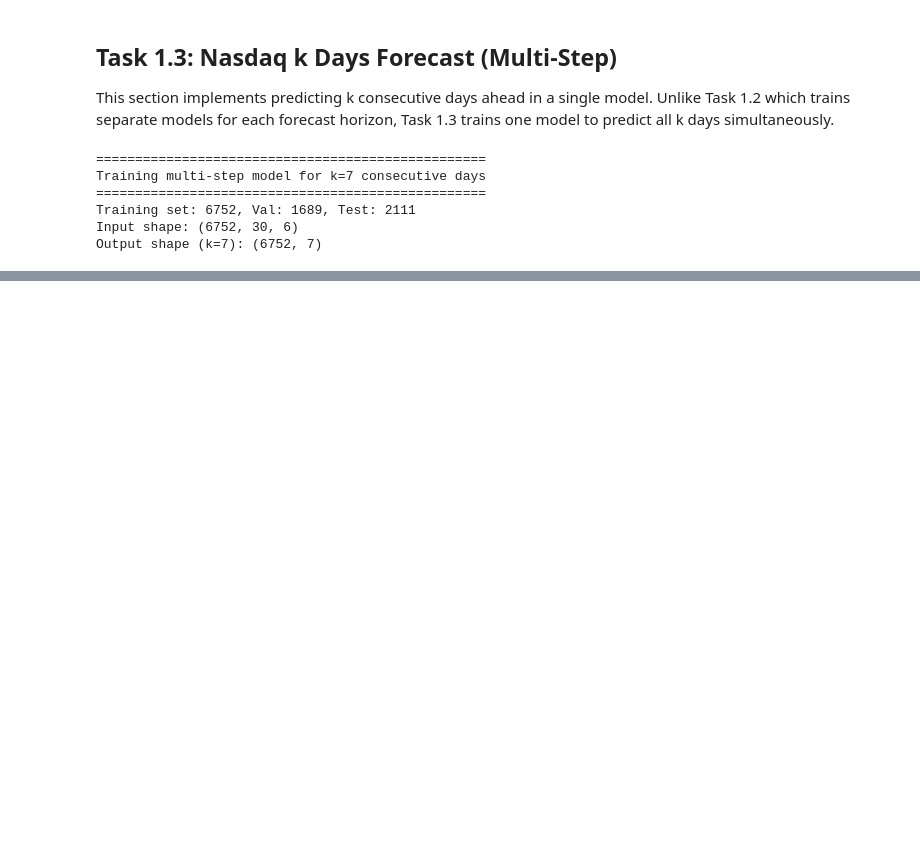
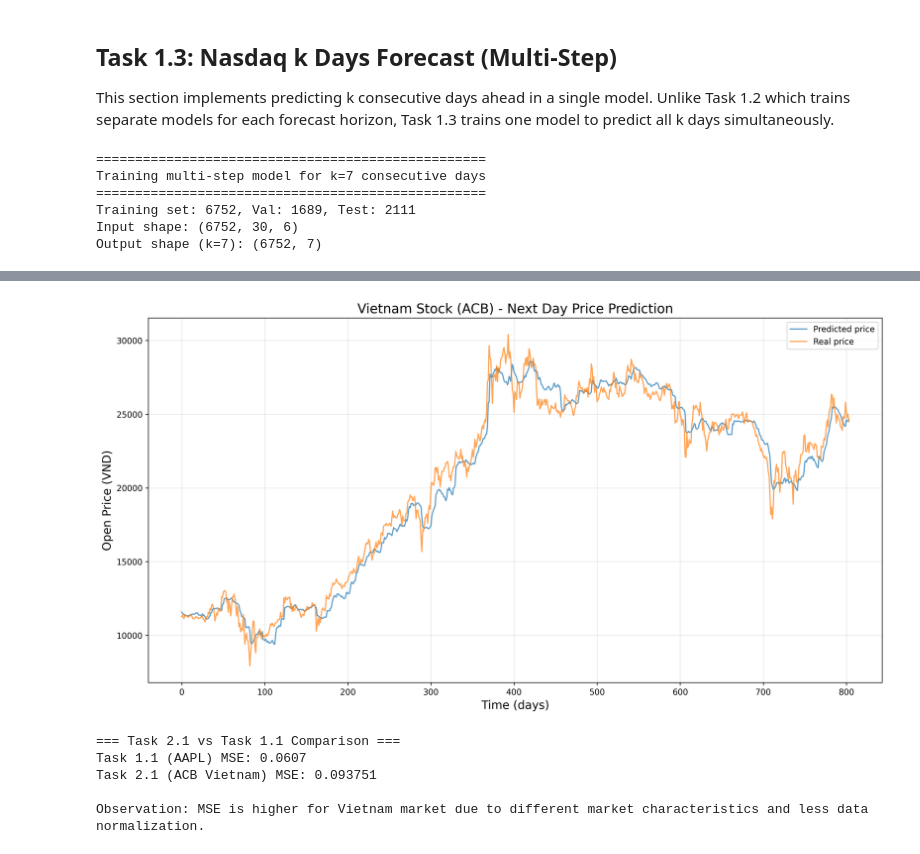
Before and after one commit to hoangminh2901/dl-final, a Jupyter notebook: 220027-project-notebook.ipynb, the cells around one changed output, grey strips where cells are left out. Drawn from its saved outputs; the diff is of its cells as text; code cells hidden in the pictures; blank space fills up the shorter version.

Commit message:
do task 2.1

```diff
--- a/220027-project-notebook.ipynb
+++ b/220027-project-notebook.ipynb
@@ -511,0 +521,5 @@ plt.show()
+# %%
+data_vn = pd.read_csv('./ACB-VNINDEX-History.csv')
+print("Vietnam Stock Data (ACB)")
+print(f"Shape: {data_vn.shape}")
+data_vn.head()
@@ -511,0 +535,4 @@ plt.show()
+# %%
+data_vn.info()
+data_vn = data_vn.rename(columns={'TradingDate': 'Date'})
+print("\nData columns:", data_vn.columns.tolist())
@@ -511,0 +625,14 @@ plt.show()
+# %%
+model_vn = tf.keras.Sequential()
+model_vn.add(Conv1D(64, kernel_size=3, activation='relu', input_shape=(window_size_vn, num_features_vn), padding='same'))
+model_vn.add(MaxPooling1D(pool_size=2))
+model_vn.add(Conv1D(128, kernel_size=3, activation='relu', padding='same'))
+model_vn.add(MaxPooling1D(2))
+model_vn.add(Conv1D(64, kernel_size=3, activation='relu', padding='same'))
+model_vn.add(MaxPooling1D(2))
+model_vn.add(Flatten())
+model_vn.add(Dense(100, activation='relu'))
+model_vn.add(Dense(1))
+
+model_vn.compile(optimizer=tf.keras.optimizers.Adam(learning_rate=0.01), loss='mse', metrics=['mse'])
+history_vn = model_vn.fit(X_train_norm_vn, y_train_norm_vn, validation_data=(X_val_norm_vn, y_val_norm_vn), epochs=5, batch_size=512)
@@ -511,0 +650,5 @@ plt.show()
+# %%
+X_test_norm_vn, y_test_norm_vn = normalize_multifeature_vn(X_test_vn, y_test_vn)
+y_pred_norm_vn = model_vn.predict(X_test_norm_vn)
+mse_vn = mean_squared_error(y_pred_norm_vn, y_test_norm_vn)
+print(f"MSE on the Vietnam test set: {mse_vn}")
@@ -511,0 +658,29 @@ plt.show()
+# %%
+y_pred_denorm_vn = y_pred_norm_vn.copy()
+for i in range(len(y_pred_denorm_vn)):
+    open_min = np.min(X_test_vn[i, :, 1])
+    open_max = np.max(X_test_vn[i, :, 1])
+    y_pred_denorm_vn[i] = y_pred_norm_vn[i] * (open_max - open_min) + open_min
+
+plt.figure(figsize=(16, 8), dpi=300)
+plt.plot(y_pred_denorm_vn, label='Predicted price', alpha=0.7)
+plt.plot(y_test_vn, label='Real price', alpha=0.7)
+plt.title('Vietnam Stock (ACB) - Next Day Price Prediction', fontsize=16)
+plt.xlabel('Time (days)', fontsize=14)
+plt.ylabel('Open Price (VND)', fontsize=14)
+plt.grid(alpha=0.3)
+plt.legend()
+plt.show()
+# %% [output]
+[figure, added]
+# %%
+print("\n=== Task 2.1 vs Task 1.1 Comparison ===")
+print(f"Task 1.1 (AAPL) MSE: 0.0607")
+print(f"Task 2.1 (ACB Vietnam) MSE: {mse_vn:.6f}")
+print("\nObservation: MSE is higher for Vietnam market due to different market characteristics and less data normalization.")
+# %% [output]
+=== Task 2.1 vs Task 1.1 Comparison ===
+Task 1.1 (AAPL) MSE: 0.0607
+Task 2.1 (ACB Vietnam) MSE: 0.093751
+
+Observation: MSE is higher for Vietnam market due to different market characteristics and less data normalization.
```
Also changed, not shown: parts of 18 cells of this notebook.
